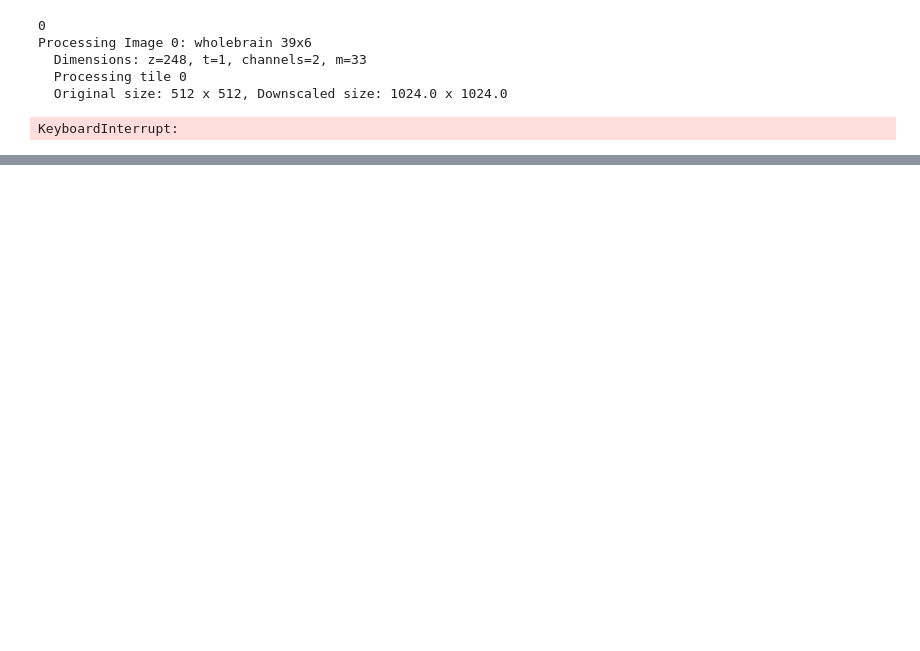
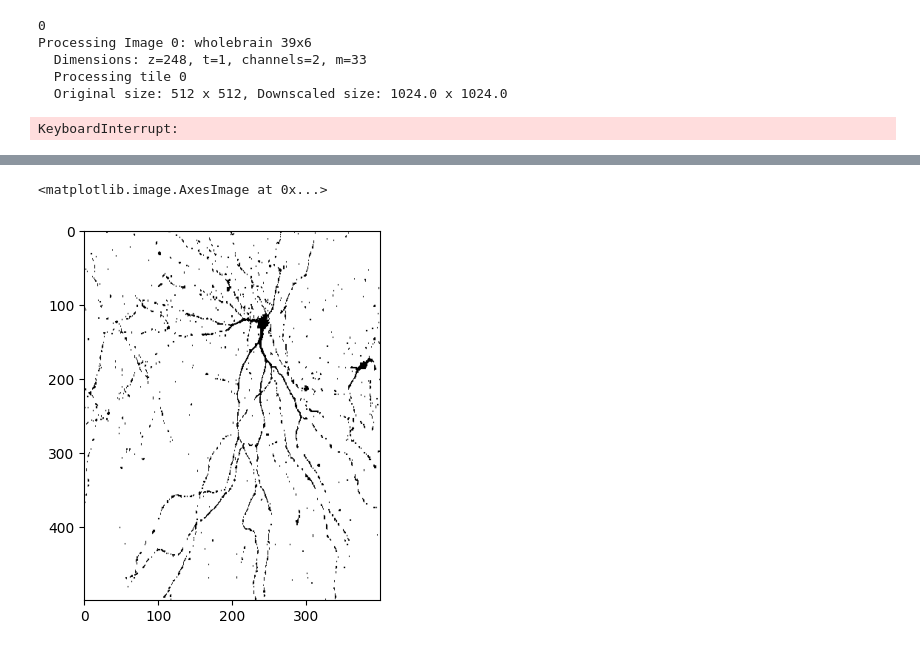
Before and after one commit to MForsthofer/rgc_reconstruction, a Jupyter notebook: dev/segmentation.ipynb, the cells around one changed output, grey strips where cells are left out. Drawn from its saved outputs; the diff is of its cells as text; code cells hidden in the pictures; blank space fills up the shorter version.

```diff
--- a/dev/segmentation.ipynb
+++ b/dev/segmentation.ipynb
@@ -312,0 +309,11 @@ tifffile.imwrite("binarized_stack.tif", processed_stack)
+# %%
+from scipy.ndimage import binary_opening
+
+threshold = 5
+binary = zstack > threshold  # Convert to binary mask
+cleaned = binary_opening(binary, structure=np.ones((2,2,1)))
+
+plt.imshow(np.max(cleaned, axis=0), cmap='gray_r')
+# %% [output]
+<matplotlib.image.AxesImage at 0x...>
+[figure, added]
```
Also changed, not shown: parts of 3 cells of this notebook, 1 other file.
